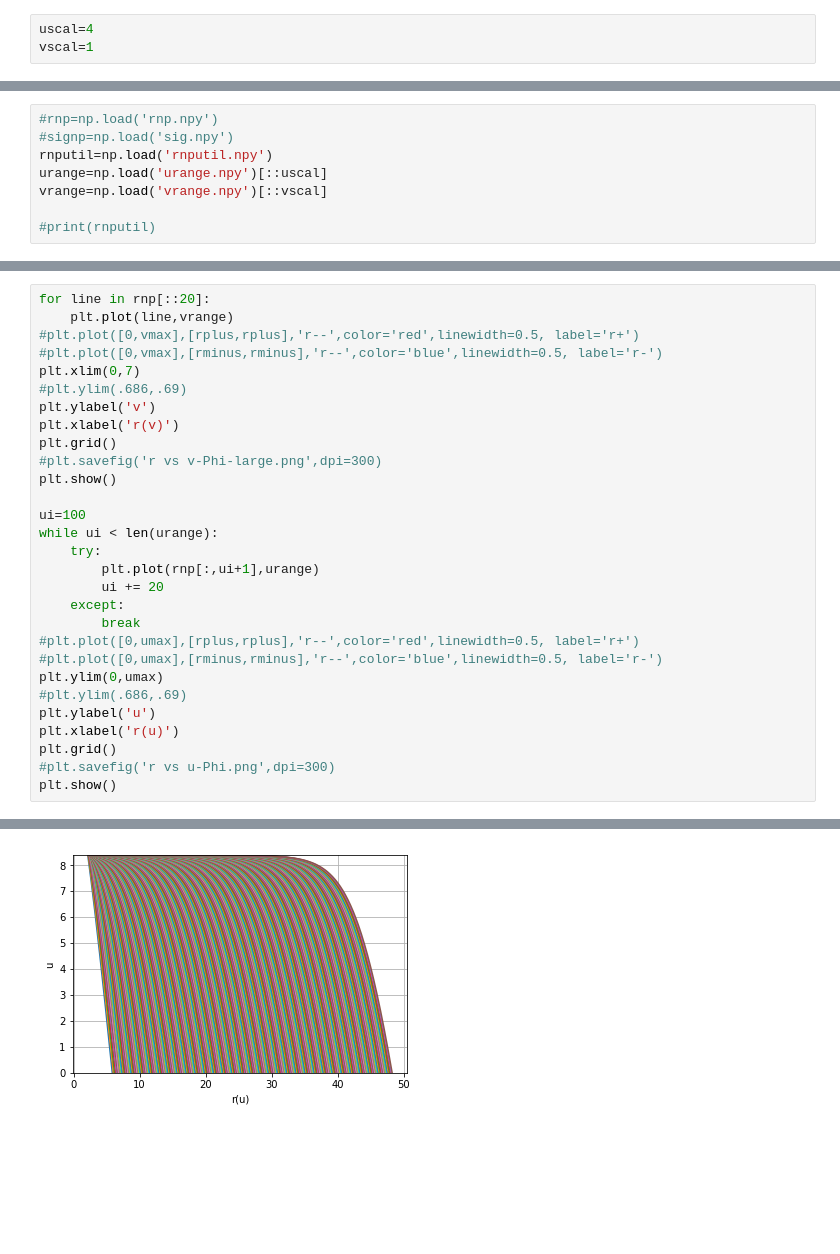
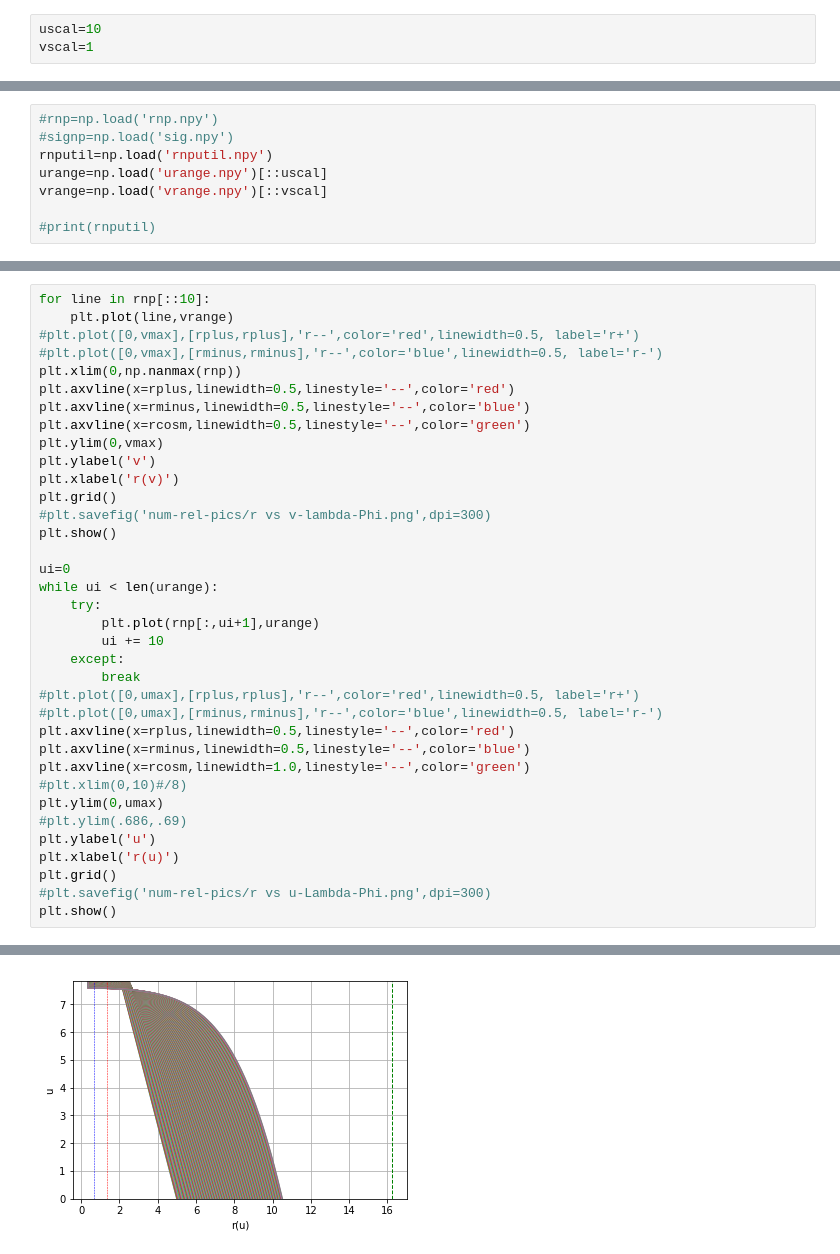
Before and after one commit to bpiotrzkowski/Double-Null-Code, a Jupyter notebook: Radius Plotter for hd5 arrays.ipynb, the cells around one changed output, grey strips where cells are left out. Saved outputs shown, nothing was run; the diff lists cells and outputs as text; blank space fills up the shorter version.

```diff
--- a/Radius Plotter for hd5 arrays.ipynb
+++ b/Radius Plotter for hd5 arrays.ipynb
@@ -12,7 +12,7 @@ from scipy import optimize
 import tables
 import h5py
 # %%
-uscal=4
+uscal=10
 vscal=1
 # %% [markdown]
 If hd5 is used, uscal and vscal reduce arrays by their value in order to prevent memory overflow. Use when h5 files are very large (i.e. >2gB)
@@ -115,30 +115,37 @@ N=248720000
 # %%
-for line in rnp[::20]:
+for line in rnp[::10]:
     plt.plot(line,vrange)
 #plt.plot([0,vmax],[rplus,rplus],'r--',color='red',linewidth=0.5, label='r+')
 #plt.plot([0,vmax],[rminus,rminus],'r--',color='blue',linewidth=0.5, label='r-')
-plt.xlim(0,7)
-#plt.ylim(.686,.69)
+plt.xlim(0,np.nanmax(rnp))
+plt.axvline(x=rplus,linewidth=0.5,linestyle='--',color='red')
+plt.axvline(x=rminus,linewidth=0.5,linestyle='--',color='blue')
+plt.axvline(x=rcosm,linewidth=0.5,linestyle='--',color='green')
+plt.ylim(0,vmax)
 plt.ylabel('v')
 plt.xlabel('r(v)')
 plt.grid()
-#plt.savefig('r vs v-Phi-large.png',dpi=300)
+#plt.savefig('num-rel-pics/r vs v-lambda-Phi.png',dpi=300)
 plt.show()
 
-ui=100
+ui=0
 while ui < len(urange):
     try:
         plt.plot(rnp[:,ui+1],urange)
-        ui += 20
+        ui += 10
     except:
         break
 #plt.plot([0,umax],[rplus,rplus],'r--',color='red',linewidth=0.5, label='r+')
 #plt.plot([0,umax],[rminus,rminus],'r--',color='blue',linewidth=0.5, label='r-')
+plt.axvline(x=rplus,linewidth=0.5,linestyle='--',color='red')
+plt.axvline(x=rminus,linewidth=0.5,linestyle='--',color='blue')
+plt.axvline(x=rcosm,linewidth=1.0,linestyle='--',color='green')
+#plt.xlim(0,10)#/8)
 plt.ylim(0,umax)
 #plt.ylim(.686,.69)
 plt.ylabel('u')
 plt.xlabel('r(u)')
 plt.grid()
-#plt.savefig('r vs u-Phi.png',dpi=300)
+#plt.savefig('num-rel-pics/r vs u-Lambda-Phi.png',dpi=300)
 plt.show()
 # %% [output]
@@ -146,4 +153,4 @@ plt.show()
-[figure, old version]
+[figure, new version]
 # %%
 AHloc=[]
 for j in range(0,Nv-1):
```
Also changed, not shown: parts of 18 cells of this notebook, 4 other files.
